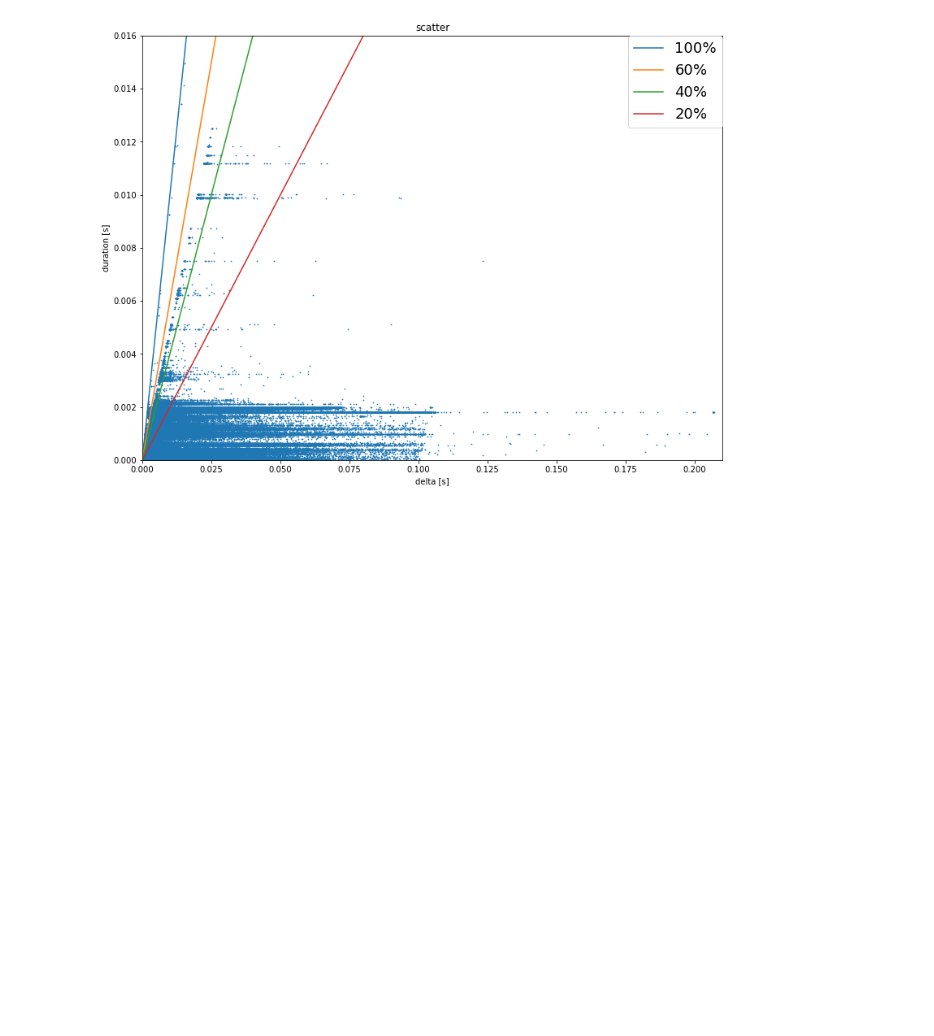
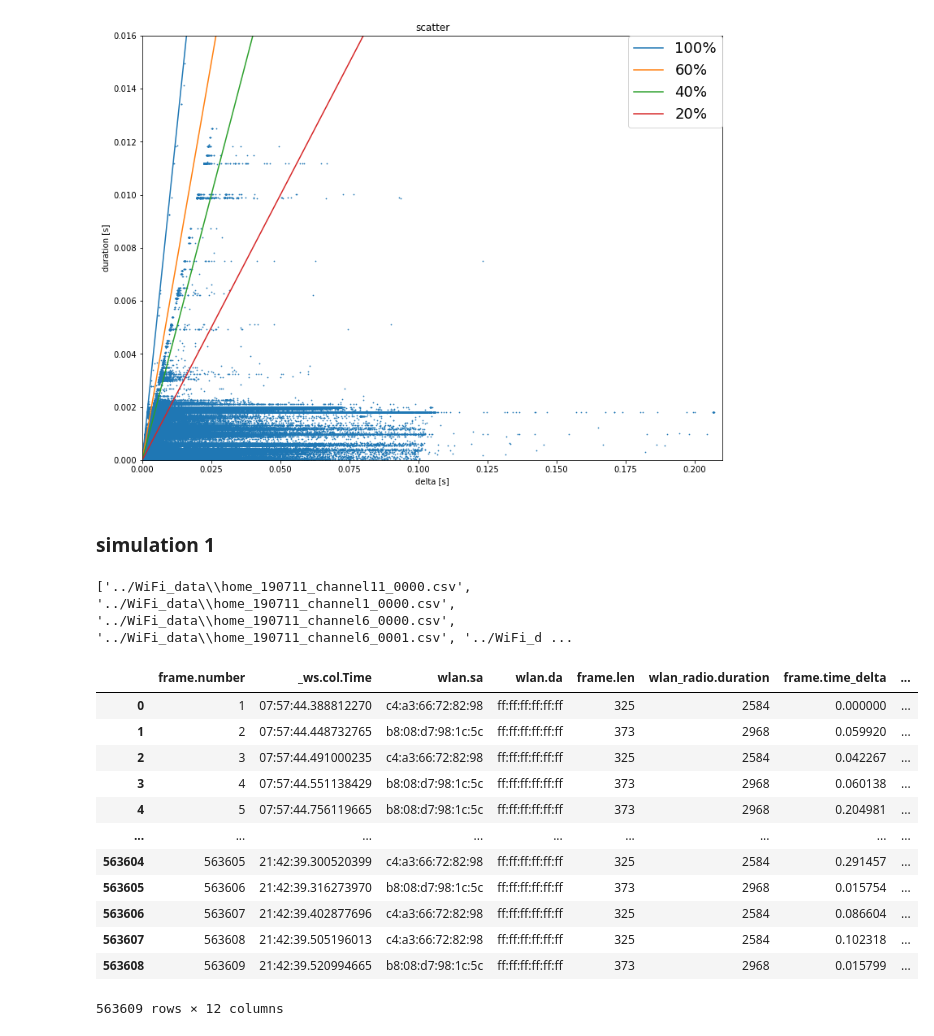
Before and after one commit to hamusita/master_research, a Jupyter notebook: simulations/simulation.ipynb, the cells around one changed output. Saved outputs shown, nothing was run; the diff lists cells and outputs as text; code cells hidden in the pictures; blank space fills up the shorter version.

Commit message:
add simulation 1

```diff
--- a/simulations/simulation.ipynb
+++ b/simulations/simulation.ipynb
@@ -146,3 +146,32 @@ plt.title("scatter")
 plt.xlabel('ratio duration/time delta')
 plt.ylabel('frequency')
 plt.bar(x, height)
+# %% [markdown]
+### simulation 1
+# %%
+import numpy as np
+import pandas as pd
+import matplotlib
+import glob
+
+files = glob.glob("../WiFi_data/*")
+print(files)
+# %% [output]
+['../WiFi_data\\home_190711_channel11_0000.csv', '../WiFi_data\\home_190711_channel1_0000.csv', '../WiFi_data\\home_190711_channel6_0000.csv', '../WiFi_data\\home_190711_channel6_0001.csv', '../WiFi_d ...
+# %%
+df = pd.read_csv(files[0], low_memory=False)
+df.head(-10)
+# %% [output]
+|  | frame.number | _ws.col.Time | wlan.sa | wlan.da | frame.len | wlan_radio.duration | frame.time_delta | ... |
+| 0 | 1 | 07:57:44.388812270 | c4:a3:66:72:82:98 | ff:ff:ff:ff:ff:ff | 325 | 2584 | 0.000000 | ... |
+| 1 | 2 | 07:57:44.448732765 | b8:08:d7:98:1c:5c | ff:ff:ff:ff:ff:ff | 373 | 2968 | 0.059920 | ... |
+| 2 | 3 | 07:57:44.491000235 | c4:a3:66:72:82:98 | ff:ff:ff:ff:ff:ff | 325 | 2584 | 0.042267 | ... |
+| 3 | 4 | 07:57:44.551138429 | b8:08:d7:98:1c:5c | ff:ff:ff:ff:ff:ff | 373 | 2968 | 0.060138 | ... |
+| 4 | 5 | 07:57:44.756119665 | b8:08:d7:98:1c:5c | ff:ff:ff:ff:ff:ff | 373 | 2968 | 0.204981 | ... |
+| ... | ... | ... | ... | ... | ... | ... | ... | ... |
+| 563604 | 563605 | 21:42:39.300520399 | c4:a3:66:72:82:98 | ff:ff:ff:ff:ff:ff | 325 | 2584 | 0.291457 | ... |
+| 563605 | 563606 | 21:42:39.316273970 | b8:08:d7:98:1c:5c | ff:ff:ff:ff:ff:ff | 373 | 2968 | 0.015754 | ... |
+| 563606 | 563607 | 21:42:39.402877696 | c4:a3:66:72:82:98 | ff:ff:ff:ff:ff:ff | 325 | 2584 | 0.086604 | ... |
+| 563607 | 563608 | 21:42:39.505196013 | c4:a3:66:72:82:98 | ff:ff:ff:ff:ff:ff | 325 | 2584 | 0.102318 | ... |
+| 563608 | 563609 | 21:42:39.520994665 | b8:08:d7:98:1c:5c | ff:ff:ff:ff:ff:ff | 373 | 2968 | 0.015799 | ... |
+563609 rows × 12 columns
```
Also changed, not shown: parts of 3 cells of this notebook.
